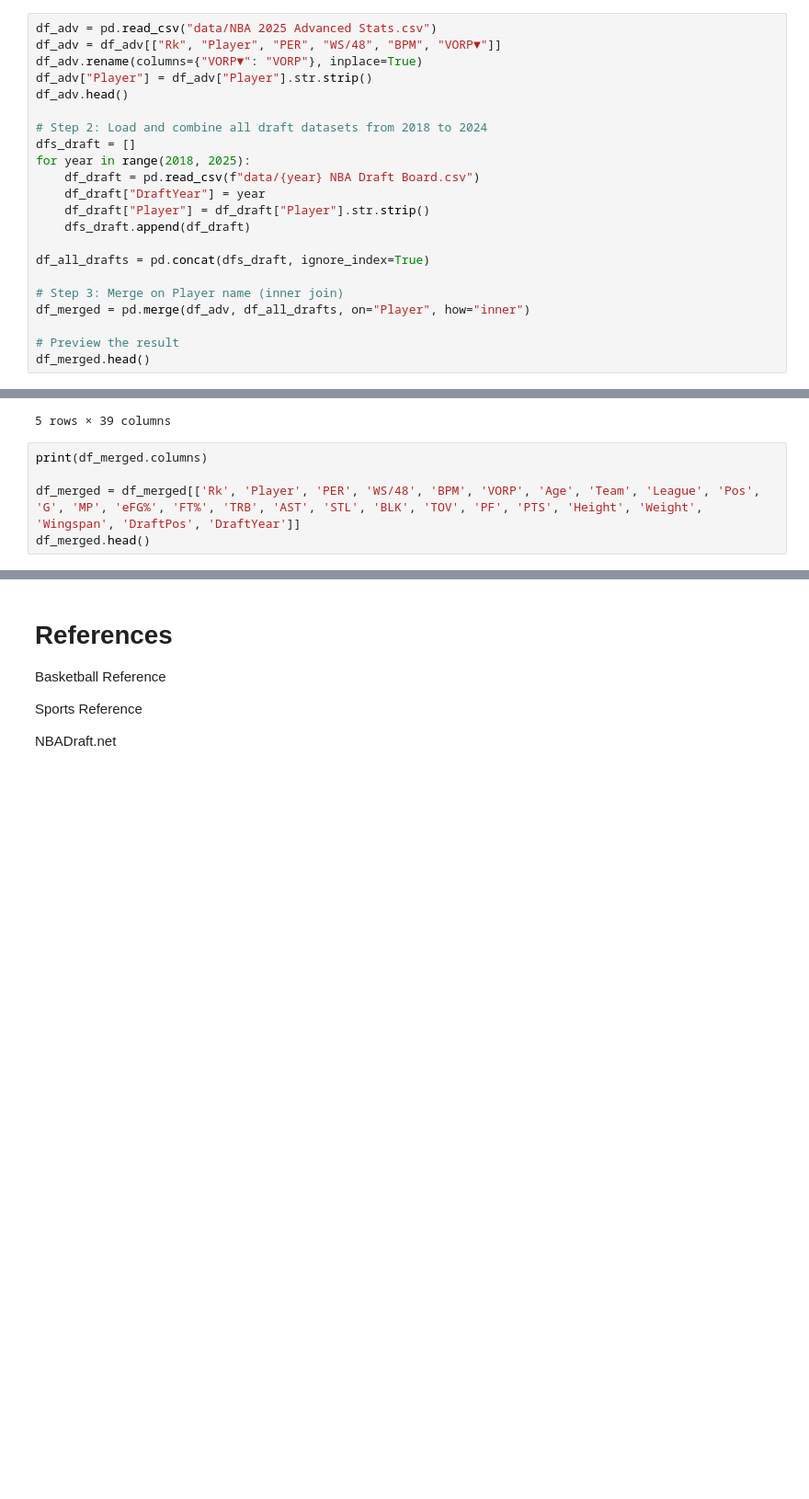
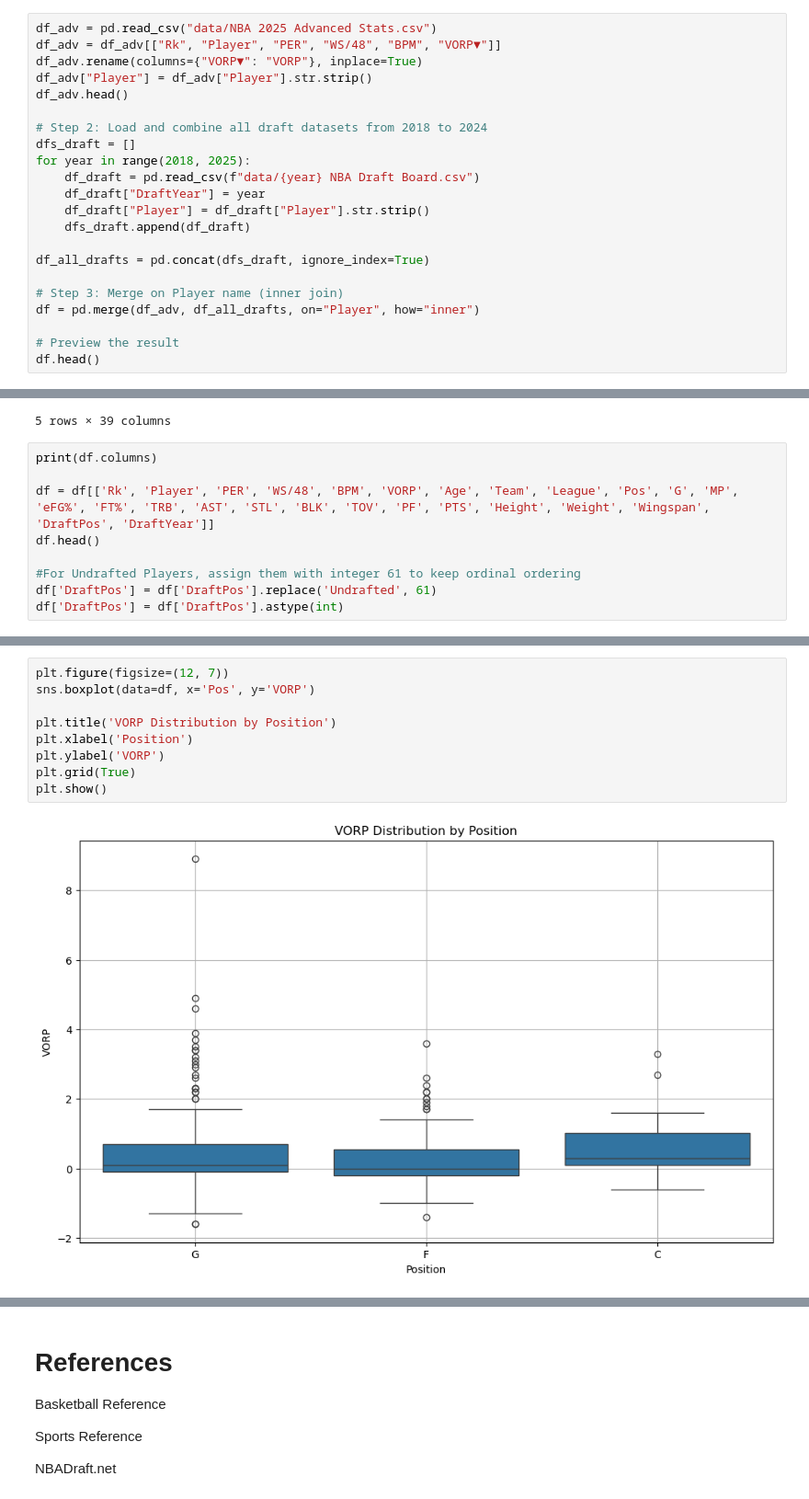
Before and after one commit to kevin-shiao/NBA-Draft, a Jupyter notebook: project.ipynb, the cells around one changed output, grey strips where cells are left out. Shown at 92% size. Cells and saved outputs as stored; diff of their text form; blank space fills up the shorter version.

Commit message:
Split Data and Specified Features

```diff
--- a/project.ipynb
+++ b/project.ipynb
@@ -26,10 +68,10 @@ for year in range(2018, 2025):
 df_all_drafts = pd.concat(dfs_draft, ignore_index=True)
 
 # Step 3: Merge on Player name (inner join)
-df_merged = pd.merge(df_adv, df_all_drafts, on="Player", how="inner")
+df = pd.merge(df_adv, df_all_drafts, on="Player", how="inner")
 
 # Preview the result
-df_merged.head()
+df.head()
 # %% [output]
 |  | Rk | Player | PER | WS/48 | BPM | VORP | Age | Team | League | Pos | ... | ... |
 | 0 | 2 | Shai Gilgeous-Alexander | 30.7 | 0.309 | 11.5 | 8.9 | 19 | Kentucky | NCAA | G | ... | ... |
@@ -39,9 +81,13 @@ df_merged.head()
 | 4 | 13 | Cade Cunningham | 20.6 | 0.115 | 3.9 | 3.7 | 19 | Oklahoma State | NCAA | G | ... | ... |
 5 rows × 39 columns
 # %%
-print(df_merged.columns)
+print(df.columns)
 
-df_merged = df_merged[['Rk', 'Player', 'PER', 'WS/48', 'BPM', 'VORP', 'Age', 'Team', 'League', 'Pos', 'G', 'MP', 'eFG%', 'FT%', 'TRB', 'AST', 'STL', 'BLK', 'TOV', 'PF', 'PTS', 'Height', 'Weight', 'Wingspan', 'DraftPos', 'DraftYear']]
-df_merged.head()
+df = df[['Rk', 'Player', 'PER', 'WS/48', 'BPM', 'VORP', 'Age', 'Team', 'League', 'Pos', 'G', 'MP', 'eFG%', 'FT%', 'TRB', 'AST', 'STL', 'BLK', 'TOV', 'PF', 'PTS', 'Height', 'Weight', 'Wingspan', 'DraftPos', 'DraftYear']]
+df.head()
+
+#For Undrafted Players, assign them with integer 61 to keep ordinal ordering
+df['DraftPos'] = df['DraftPos'].replace('Undrafted', 61)
+df['DraftPos'] = df['DraftPos'].astype(int)
 # %% [output]
 Index(['Rk', 'Player', 'PER', 'WS/48', 'BPM', 'VORP', 'Age', 'Team', 'League',
@@ -57,0 +116,11 @@ Index(['Rk', 'Player', 'PER', 'WS/48', 'BPM', 'VORP', 'Age', 'Team', 'League',
+# %%
+plt.figure(figsize=(12, 7))
+sns.boxplot(data=df, x='Pos', y='VORP')
+
+plt.title('VORP Distribution by Position')
+plt.xlabel('Position')
+plt.ylabel('VORP')
+plt.grid(True)
+plt.show()
+# %% [output]
+[figure, added]
```
Also changed, not shown: parts of 12 cells of this notebook.
